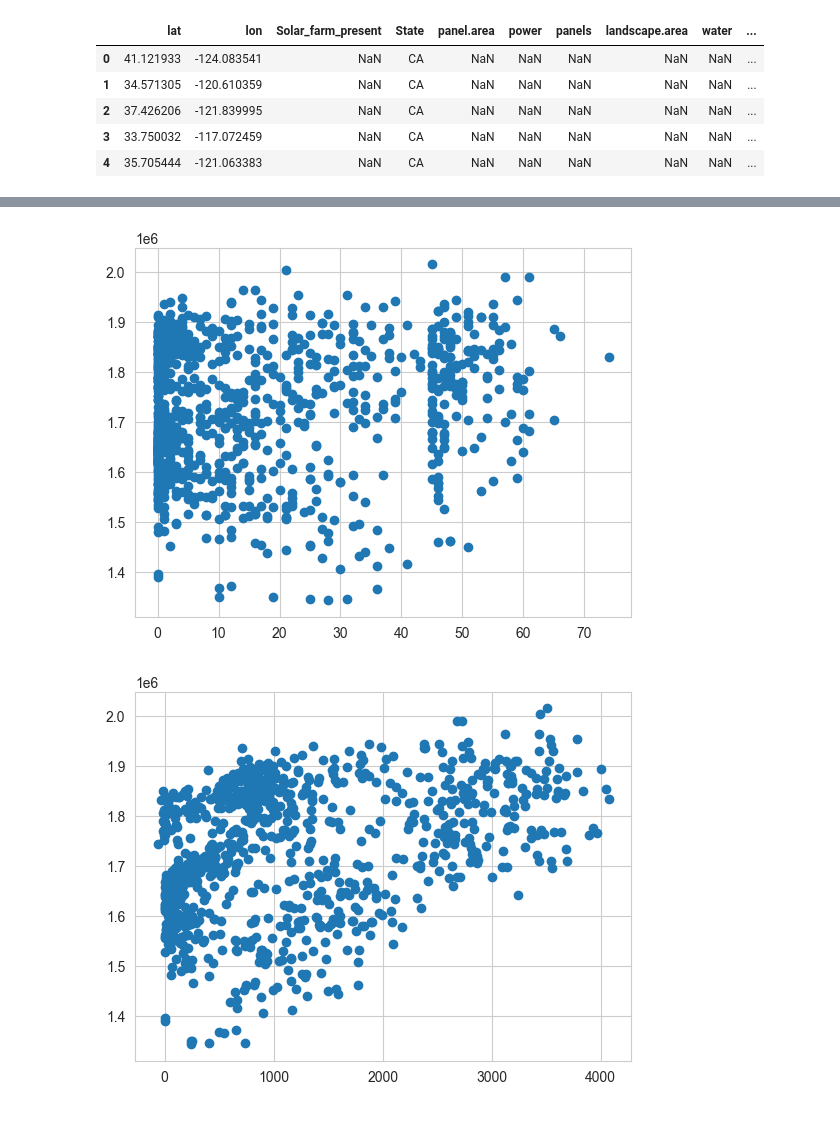
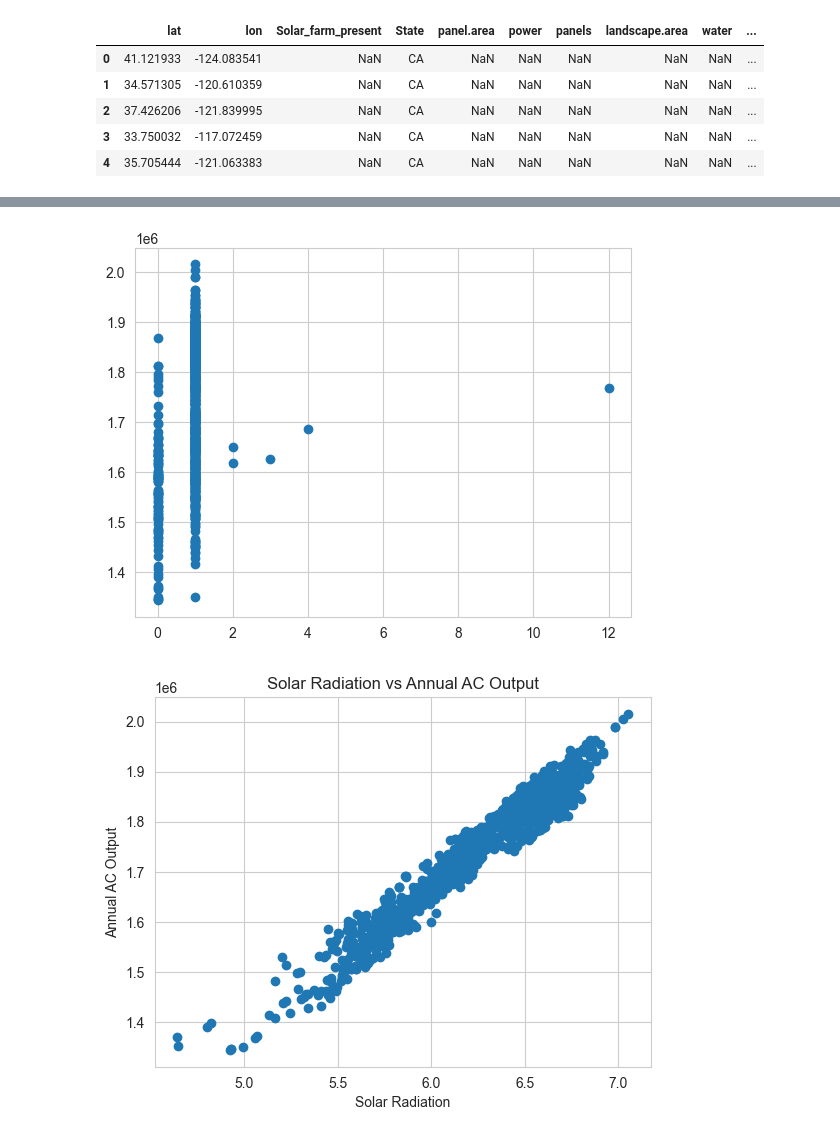
Before and after one commit to hrhampapura/SolarFarmPrediction, a Jupyter notebook: data_code/data_viz.ipynb, the cells around one changed output, grey strips where cells are left out. Drawn from its saved outputs; the diff is of its cells as text; code cells hidden in the pictures.

Commit message:
Labels on Figures

```diff
--- a/data_code/data_viz.ipynb
+++ b/data_code/data_viz.ipynb
@@ -19,16 +46,23 @@ data.head()
 # %%
-x = data['slope']
+x = data['land_cover']
 y = data['ac_annual']
+
+
 
 plt.scatter(x,y)
 plt.show()
 # %% [output]
-[figure, old version]
+[figure, new version]
 # %%
-x = data['elevation']
+x = data['solrad_annual']
 y = data['ac_annual']
+
+plt.xlabel('Solar Radiation')
+plt.ylabel('Annual AC Output')
+
+plt.title('Solar Radiation vs Annual AC Output')
 
 plt.scatter(x,y)
 plt.show()
 # %% [output]
-[figure, old version]
+[figure, new version]
```
Also changed, not shown: parts of 4 cells of this notebook, 7 other files.
